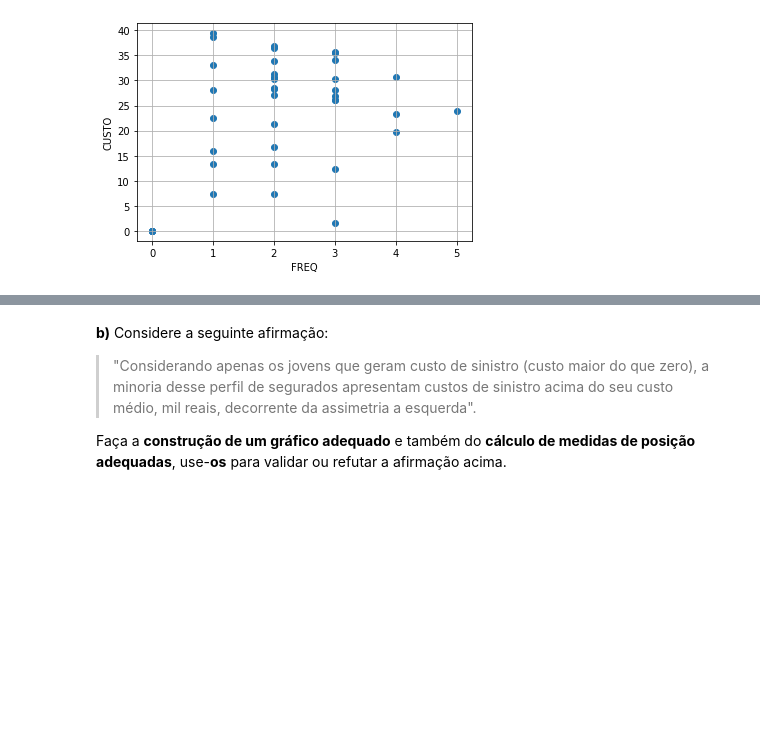
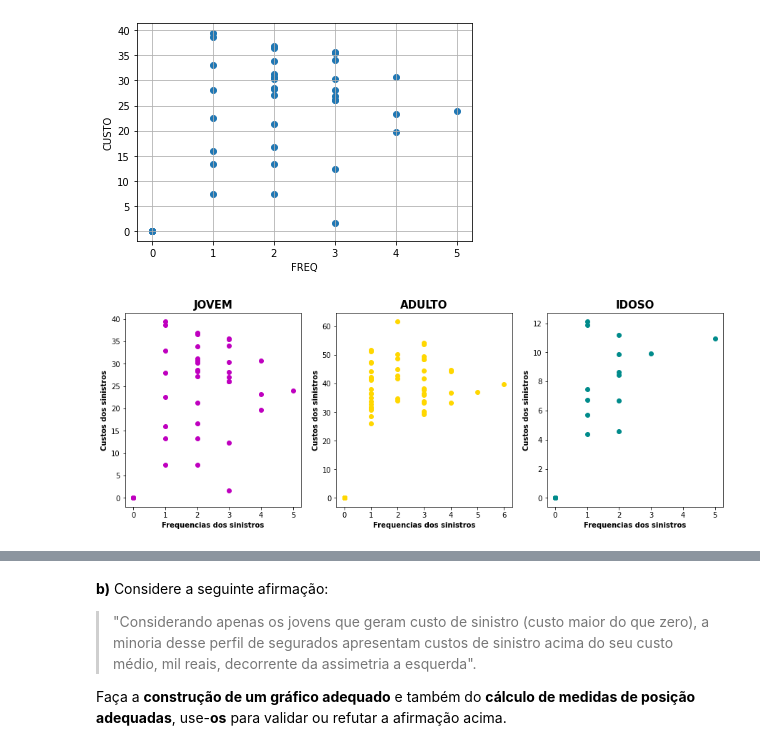
Before and after one commit to pedroivoal/Semestre-2, a Jupyter notebook: Cdados/A2 (PI)/CD2022_1_A2-vf.ipynb, the cells around one changed output, grey strips where cells are left out. Cells and saved outputs as stored; diff of their text form; code cells hidden in the pictures; blank space fills up the shorter version.

```diff
--- a/Cdados/A2 (PI)/CD2022_1_A2-vf.ipynb
+++ b/Cdados/A2 (PI)/CD2022_1_A2-vf.ipynb
@@ -436,3 +437,30 @@ df_j.FREQ.corr(df_j.CUSTO)
 # %% [output]
 0.4296235235239623
 [figure]
+# %%
+plt.figure(figsize=(15,5))
+
+plt.subplot(131)
+plt.scatter(df.loc[df.IDADE=='JOVEM'].FREQ,
+df.loc[df.IDADE=='JOVEM'].CUSTO, c='m')
+plt.title('JOVEM', fontweight = 'bold', size=15)
+plt.xlabel("Frequencias dos sinistros", fontweight = 'bold')
+plt.ylabel("Custos dos sinistros", fontweight = 'bold')
+
+plt.subplot(132)
+plt.scatter(df.loc[df.IDADE=='ADULTO'].FREQ,
+df.loc[df.IDADE=='ADULTO'].CUSTO, c='gold')
+plt.title('ADULTO', fontweight = 'bold', size=15)
+plt.xlabel("Frequencias dos sinistros", fontweight = 'bold')
+plt.ylabel("Custos dos sinistros", fontweight = 'bold')
+
+plt.subplot(133)
+plt.scatter(df.loc[df.IDADE=='IDOSO'].FREQ,
+df.loc[df.IDADE=='IDOSO'].CUSTO, c='darkcyan')
+plt.title('IDOSO', fontweight = 'bold', size=15)
+plt.xlabel("Frequencias dos sinistros", fontweight = 'bold')
+plt.ylabel("Custos dos sinistros", fontweight = 'bold')
+
+plt.show()
+# %% [output]
+[figure, added]
```
Also changed, not shown: parts of 5 cells of this notebook, 1 other file.
